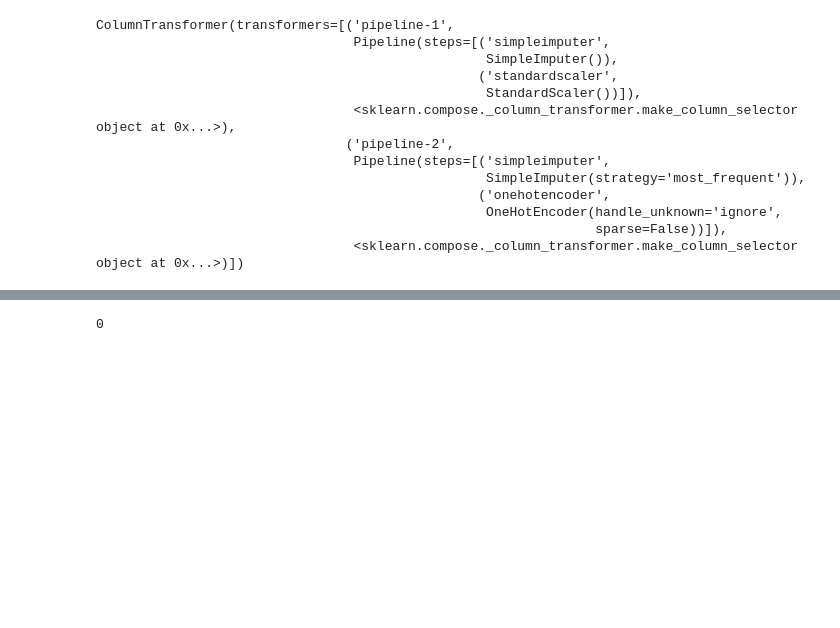
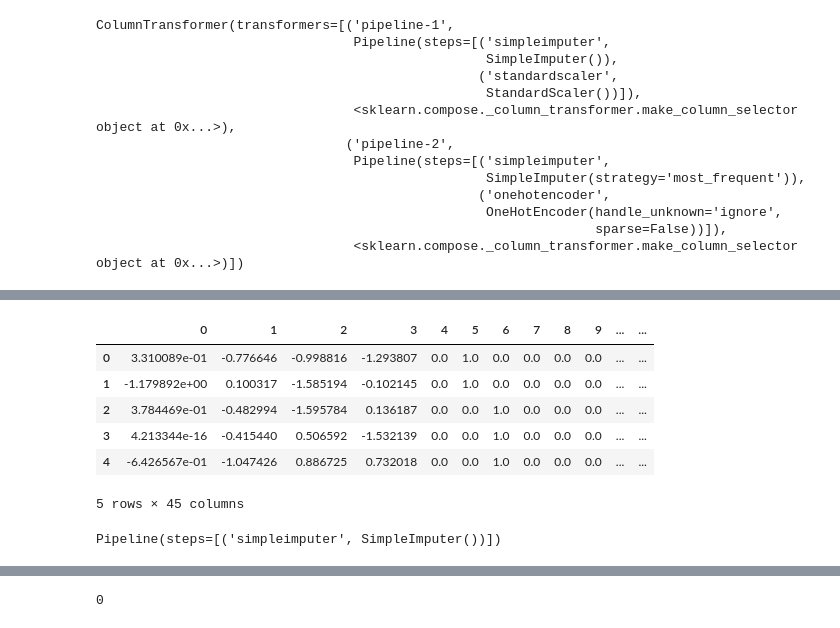
Before and after one commit to CatDawn29/Outlet-Sales-Project-, a Jupyter notebook: Catherine's_Project_with_pandas.ipynb, the cells around one changed output, grey strips where cells are left out. Saved outputs shown, nothing was run; the diff lists cells and outputs as text; code cells hidden in the pictures; blank space fills up the shorter version.

```diff
--- a/Catherine's_Project_with_pandas.ipynb
+++ b/Catherine's_Project_with_pandas.ipynb
@@ -337,0 +368,17 @@ X_test_processed= preprocessor.transform(X_test)
+# %%
+X_test_processed = pd.DataFrame(preprocessor.transform(X_test))
+X_test_processed.head()
+# %% [output]
+|  | 0 | 1 | 2 | 3 | 4 | 5 | 6 | 7 | 8 | 9 | ... | ... |
+| 0 | 3.310089e-01 | -0.776646 | -0.998816 | -1.293807 | 0.0 | 1.0 | 0.0 | 0.0 | 0.0 | 0.0 | ... | ... |
+| 1 | -1.179892e+00 | 0.100317 | -1.585194 | -0.102145 | 0.0 | 1.0 | 0.0 | 0.0 | 0.0 | 0.0 | ... | ... |
+| 2 | 3.784469e-01 | -0.482994 | -1.595784 | 0.136187 | 0.0 | 0.0 | 1.0 | 0.0 | 0.0 | 0.0 | ... | ... |
+| 3 | 4.213344e-16 | -0.415440 | 0.506592 | -1.532139 | 0.0 | 0.0 | 1.0 | 0.0 | 0.0 | 0.0 | ... | ... |
+| 4 | -6.426567e-01 | -1.047426 | 0.886725 | 0.732018 | 0.0 | 0.0 | 1.0 | 0.0 | 0.0 | 0.0 | ... | ... |
+5 rows × 45 columns
+# %%
+num_sel = make_column_selector(dtype_include='number')
+num_pipe = make_pipeline(SimpleImputer(strategy='mean'))
+num_pipe
+# %% [output]
+Pipeline(steps=[('simpleimputer', SimpleImputer())])
```
Also changed, not shown: parts of 28 cells of this notebook, 1 other file.
